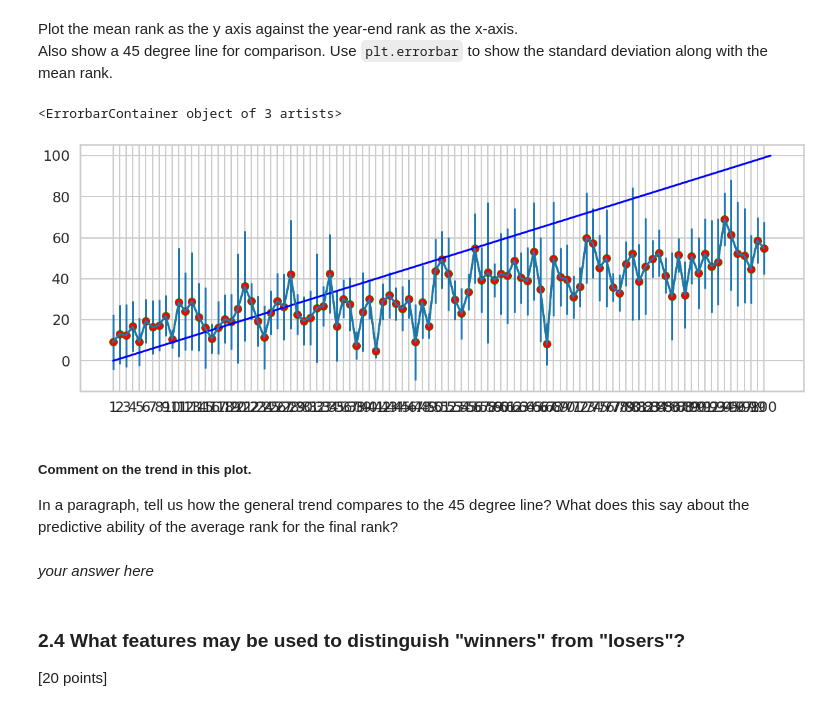
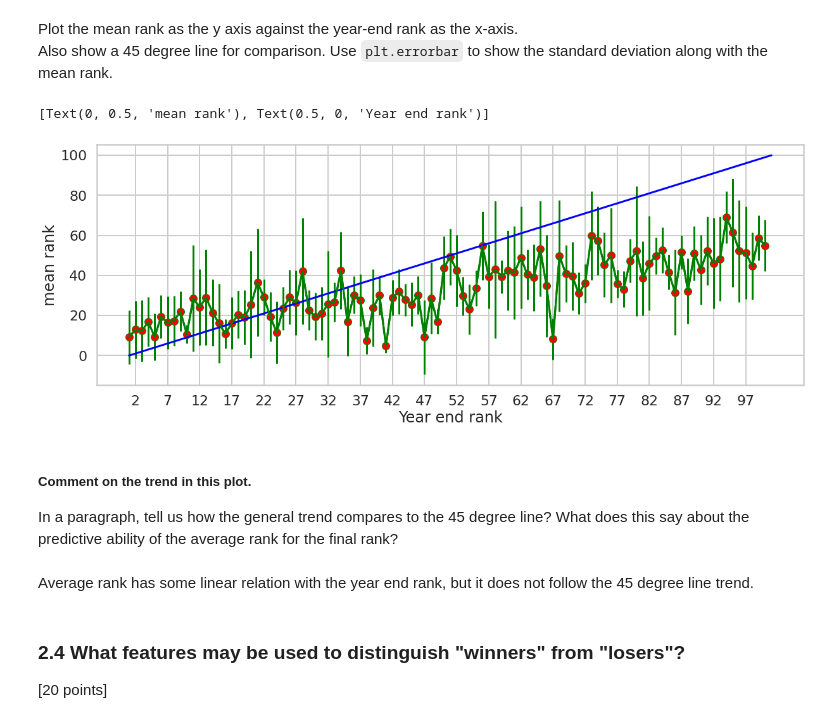
Before and after one commit to rxpavan/ml1hw2, a Jupyter notebook: distribute_HW2_(1).ipynb, the cells around one changed output. Cells and saved outputs as stored; diff of their text form; code cells hidden in the pictures.

```diff
--- a/distribute_HW2.ipynb
+++ b/distribute_HW2_(1).ipynb
@@ -807,20 +807,21 @@ Plot the mean rank as the y axis against the year-end rank as the x-axis.
 # %%
 #your code here
 fig,ax=plt.subplots(figsize=(20,7))
 ax.plot(winners2020['ranking'],winners2020['rankmean'],color='green', marker='o',
      markerfacecolor='red')
 ax.plot([0,100],[0,100],'b') # the 45 degree line
-ax.errorbar(winners2020['ranking'],winners2020['rankmean'],winners2020['rankstd'])
-ax.set_xticks(np.arange(1,100,4))
+ax.errorbar(winners2020['ranking'],winners2020['rankmean'],winners2020['rankstd'],color='g')
+ax.set_xticks(np.arange(1,100,5))
+ax.set(xlabel='Year end rank',ylabel='mean rank')
 # %% [output]
-<ErrorbarContainer object of 3 artists>
+[Text(0, 0.5, 'mean rank'), Text(0.5, 0, 'Year end rank')]
-[figure, old version]
+[figure, new version]
 # %% [markdown]
 ##### Comment on the trend in this plot.
 
 In a paragraph, tell us how the general trend compares to the 45 degree line? What does this say about the predictive ability of the average rank for the final rank?
-# %% [markdown]
-*your answer here*
+# %% [markdown]
+Average rank has some linear relation with the year end rank, but it does not follow the 45 degree line trend.
 # %% [markdown]
 ### 2.4 What features may be used to distinguish "winners" from "losers"?
 
```
Also changed, not shown: parts of 8 cells of this notebook.
